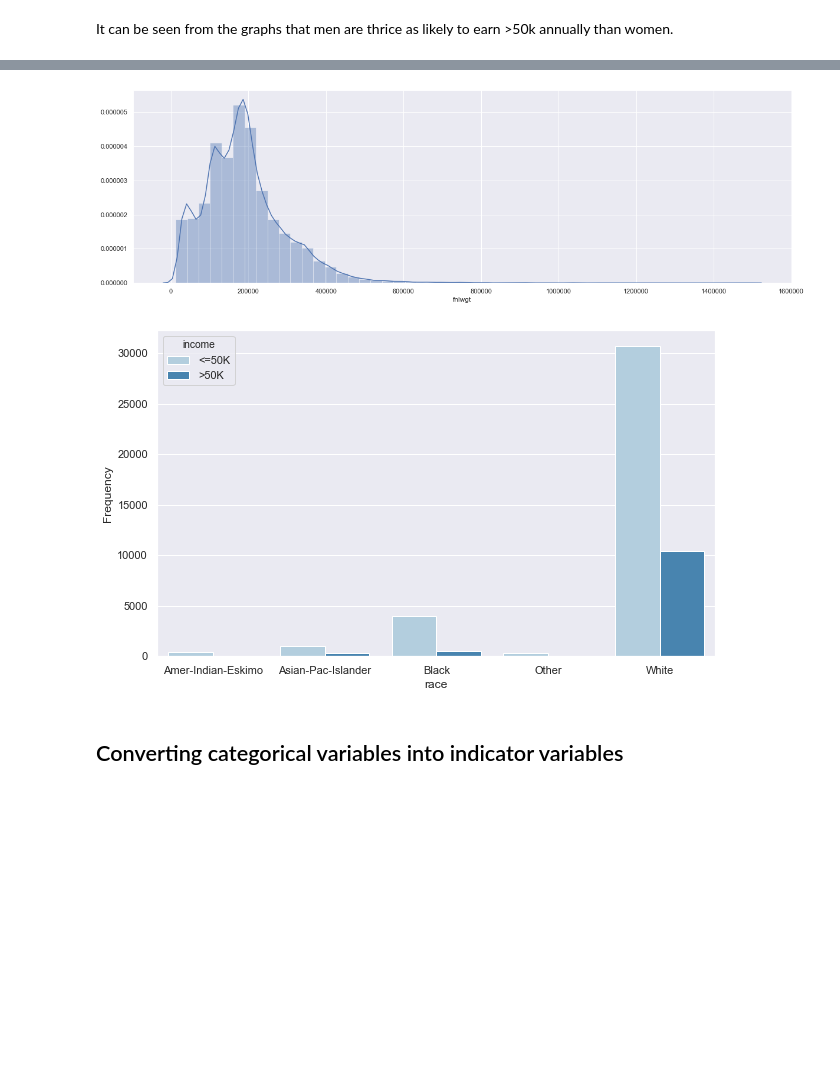
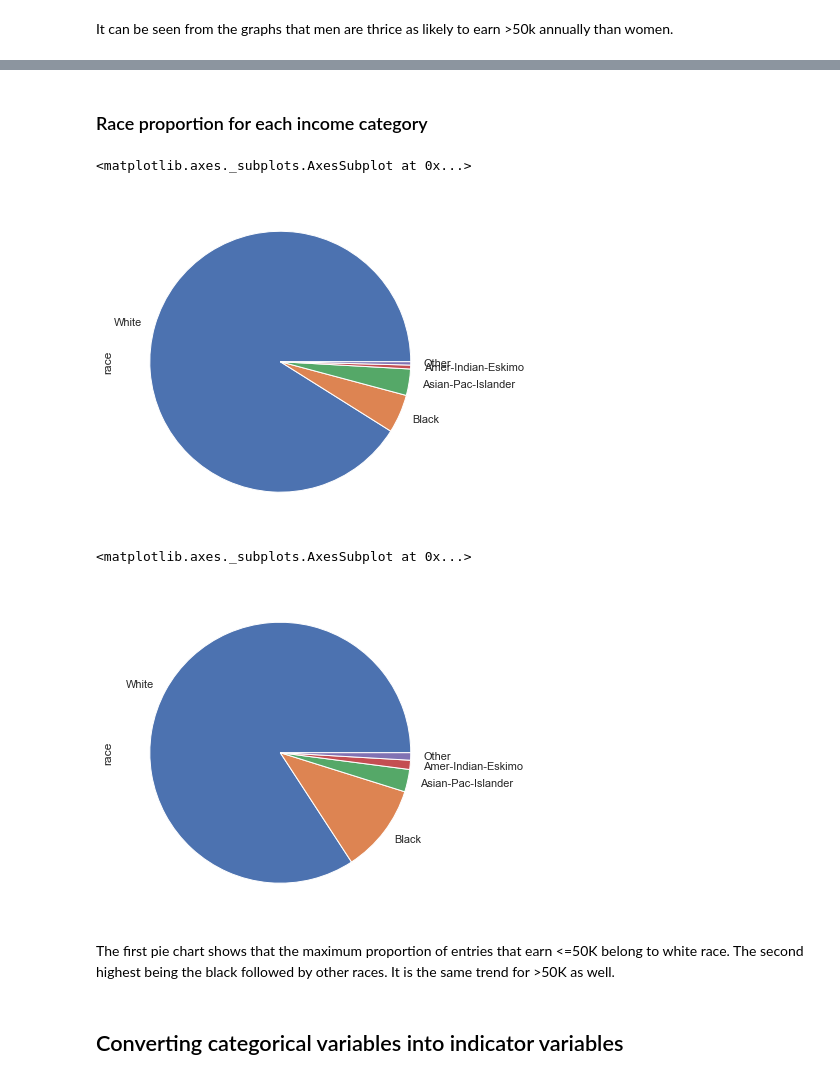
Before and after one commit to saisuma29/census_income, a Jupyter notebook: census.ipynb, the cells around one changed output, grey strips where cells are left out. Cells and saved outputs as stored; diff of their text form; code cells hidden in the pictures; blank space fills up the shorter version.

```diff
--- a/census.ipynb
+++ b/census.ipynb
@@ -487,6 +497,0 @@ plt.show()
-# %%
-sns.set(rc={'figure.figsize':(6,6)})
-sns.countplot(x='income', data=census_data, palette='Reds')
-plt.ylabel('Frequency')
-plt.xticks(rotation=45)
-plt.show()
@@ -526,6 +497,0 @@ sns.distplot(census_data['hours-per-week']);
-# %%
-sns.set(rc={'figure.figsize':(20,6)})
-sns.countplot(x='hours-per-week', data=census_data, hue='income',palette='magma')
-plt.ylabel('Frequency')
-plt.xticks(rotation=90)
-plt.show()
@@ -545,5 +497,0 @@ plt.show()
-# %%
-sns.distplot(census_data['fnlwgt'])
-plt.show()
-# %% [output]
-[figure, removed]
@@ -555,11 +498,20 @@ plt.show()
-# %%
-sns.set(rc={'figure.figsize':(10,6)})
-sns.countplot(x='race', data=census_data, hue='income', palette='Blues')
-plt.ylabel('Frequency')
-# plt.xticks(rotation=90)
-plt.show()
-# %% [output]
-[figure, removed]
+# %% [markdown]
+### Race proportion for each income category
+# %%
+census_data_greater50k = census_data[(census_data.income.values == '>50K')].copy()
+census_data_lesser50k = census_data[(census_data.income.values == '<=50K')].copy()
+# %%
+census_data_greater50k['race'].value_counts().plot(kind='pie')
+# %% [output]
+<matplotlib.axes._subplots.AxesSubplot at 0x...>
+[figure, added]
+# %%
+census_data_lesser50k['race'].value_counts().plot(kind='pie')
+# %% [output]
+<matplotlib.axes._subplots.AxesSubplot at 0x...>
+[figure, added]
+# %% [markdown]
+The first pie chart shows that the maximum proportion of entries that earn <=50K belong to white race. The second highest being the black followed by other races. It is the same trend for >50K as well.
 # %% [markdown]
 ## Converting categorical variables into indicator variables
 # %%
```
Also changed, not shown: parts of 32 cells of this notebook.
